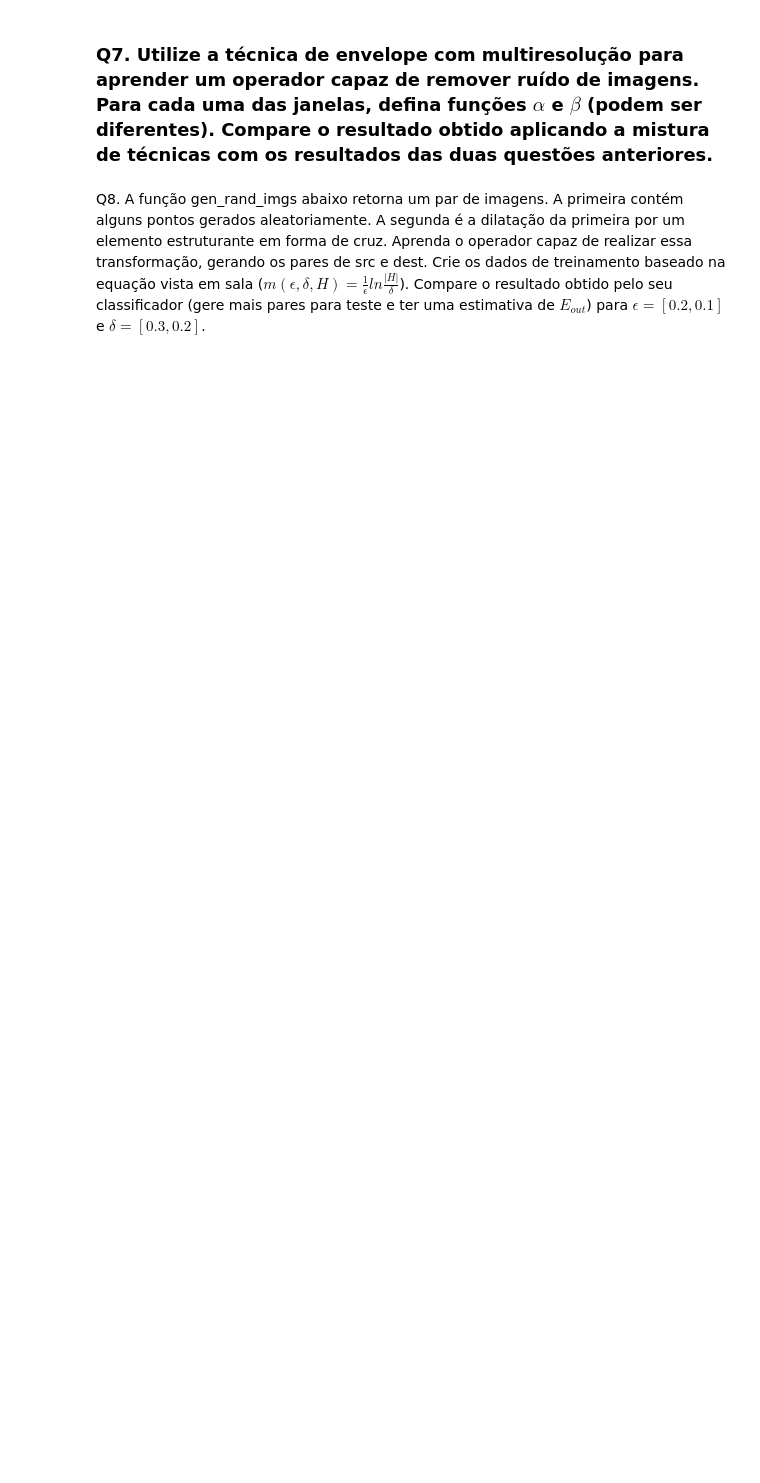
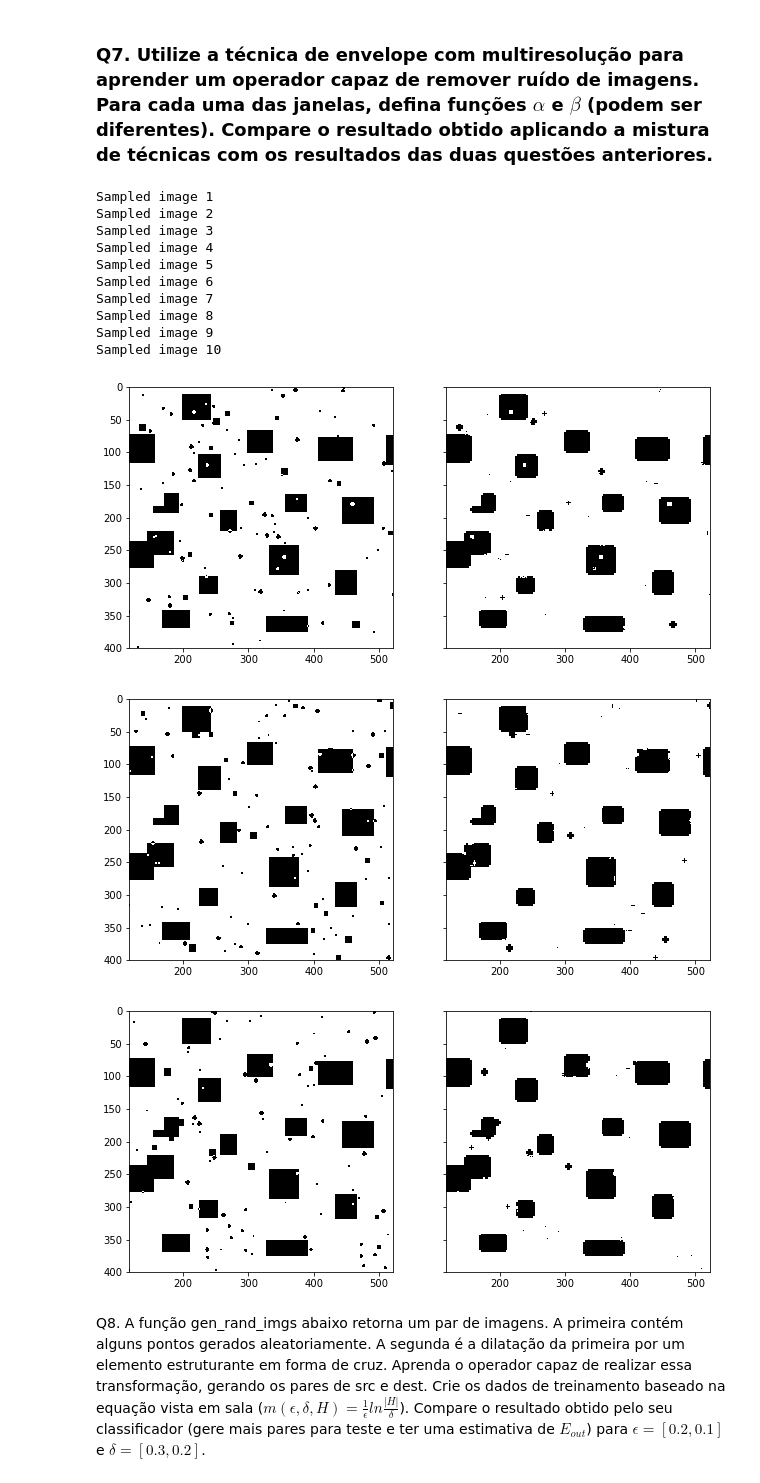
Before and after one commit to gustavoem/bcc, a Jupyter notebook: 7semestre/460/ep1/ep1.ipynb, the cells around one changed output. Saved outputs shown, nothing was run; the diff lists cells and outputs as text; code cells hidden in the pictures; blank space fills up the shorter version.

```diff
--- a/7semestre/460/ep1/ep1.ipynb
+++ b/7semestre/460/ep1/ep1.ipynb
@@ -922,4 +962,76 @@ Sampled image 10
 # %% [markdown]
 ### Q7. Utilize a técnica de envelope com multiresolução para aprender um operador capaz de remover ruído de imagens. Para cada uma das janelas, defina funções $\alpha$ e $\beta$ (podem ser diferentes). Compare o resultado obtido aplicando a mistura de técnicas com os resultados das duas questões anteriores.
+# %%
+dest7 = read_img ("images/q5/q5_dest.png")
+src7_1 = read_img ("images/q5/q5_src1.png")
+src7_2 = read_img ("images/q5/q5_src2.png")
+src7_3 = read_img ("images/q5/q5_src3.png")
+src7_4 = read_img ("images/q5/q5_src4.png")
+src7_5 = read_img ("images/q5/q5_src5.png")
+src7_6 = read_img ("images/q5/q5_src6.png")
+src7_7 = read_img ("images/q5/q5_src7.png")
+src7_8 = read_img ("images/q5/q5_src8.png")
+src7_9 = read_img ("images/q5/q5_src9.png")
+src7_10 = read_img ("images/q5/q5_src10.png")
+q7test1 = read_img ("images/q5/q5_test1.png")
+q7test2 = read_img ("images/q5/q5_test2.png")
+q7test3 = read_img ("images/q5/q5_test3.png")
+
+# Samples images
+multi_env = MultiresolutionEnvelope (7)
+multi_env.sample_image (src7_1, dest7)
+print ("Sampled image 1")
+del src7_1
+multi_env.sample_image (src7_2, dest7)
+print ("Sampled image 2")
+del src7_2
+# multi_env.sample_image (src7_3, dest7)
+print ("Sampled image 3")
+del src7_3
+multi_env.sample_image (src7_4, dest7)
+print ("Sampled image 4")
+del src7_4
+multi_env.sample_image (src7_5, dest7)
+print ("Sampled image 5")
+del src7_5
+multi_env.sample_image (src7_6, dest7)
+print ("Sampled image 6")
+del src7_6
+multi_env.sample_image (src7_7, dest7)
+print ("Sampled image 7")
+del src7_7
+multi_env.sample_image (src7_8, dest7)
+print ("Sampled image 8")
+del src7_8
+multi_env.sample_image (src7_9, dest7)
+print ("Sampled image 9")
+del src7_9
+multi_env.sample_image (src7_10, dest7)
+print ("Sampled image 10")
+del src7_10
+
+# Operate on test images with envelope of alpha and betha
+res1 = multi_env.operate_image (q7test1)
+draw_img_pair (q7test1, res1)
+
+res2 = multi_env.operate_image (q7test2)
+draw_img_pair (q7test2, res2)
+
+res3 = multi_env.operate_image (q7test3)
+draw_img_pair (q7test3, res3)
+# %% [output]
+Sampled image 1
+Sampled image 2
+Sampled image 3
+Sampled image 4
+Sampled image 5
+Sampled image 6
+Sampled image 7
+Sampled image 8
+Sampled image 9
+Sampled image 10
+[figure, added]
+[figure, added]
+[figure, added]
 # %% [markdown]
 Q8. A função gen_rand_imgs abaixo retorna um par de imagens. A primeira contém alguns pontos gerados aleatoriamente. A segunda é a dilatação da primeira por um elemento estruturante em forma de cruz. Aprenda o operador capaz de realizar essa transformação, gerando os pares de src e dest. Crie os dados de treinamento baseado na equação vista em sala ($m(\epsilon, \delta, H) = \frac{1}{\epsilon}ln\frac{|H|}{\delta}$). Compare o resultado obtido pelo seu classificador (gere mais pares para teste e ter uma estimativa de $E_{out}$) para $\epsilon = [0.2, 0.1]$ e $\delta = [0.3, 0.2]$.
```
Also changed, not shown: parts of 6 cells of this notebook.
